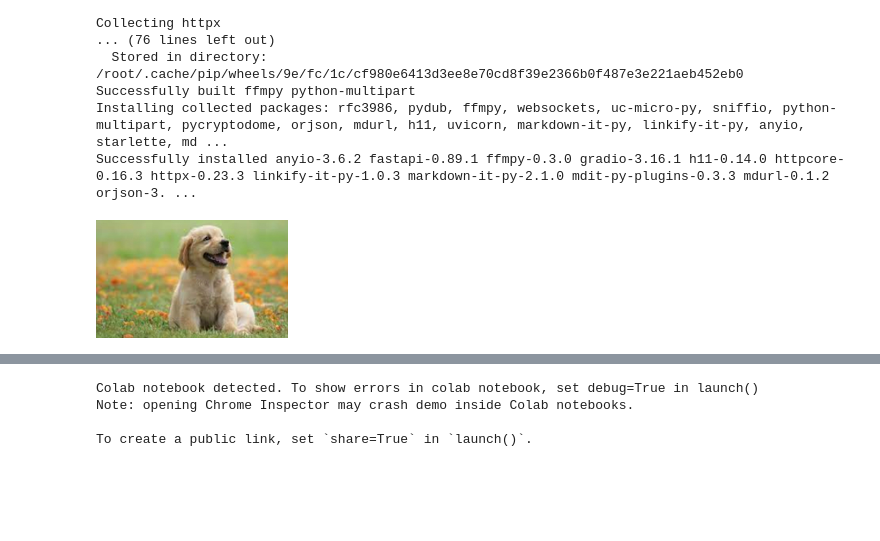
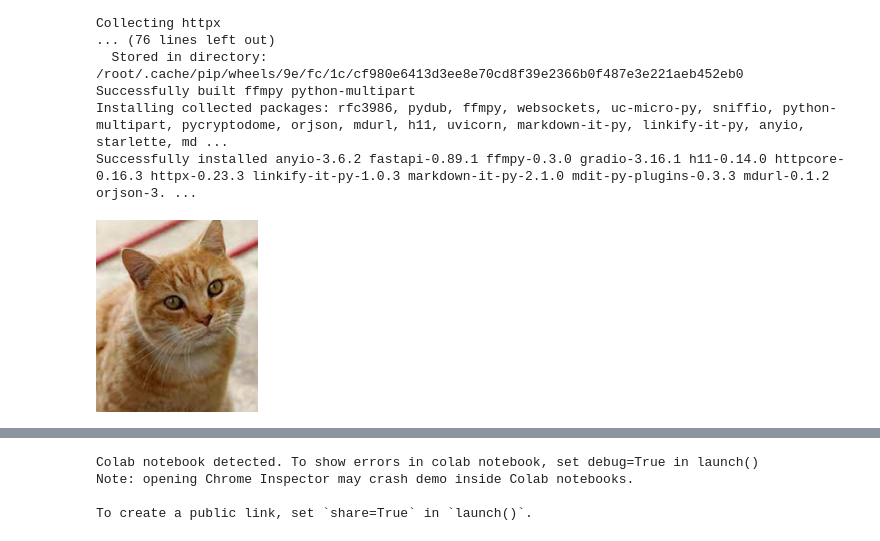
Before and after one commit to champsleague/Deep-Learning, a Jupyter notebook: Lesson2.ipynb, the cells around one changed output, grey strips where cells are left out. Saved outputs shown, nothing was run; the diff lists cells and outputs as text; code cells hidden in the pictures; blank space fills up the shorter version.

```diff
--- a/Lesson2.ipynb
+++ b/Lesson2.ipynb
@@ -221,11 +221,11 @@ import gradio as gr
 
 def is_cat(x): return x[0].isupper()
 # %%
-im = PILImage.create('dog.jpg')
+im = PILImage.create('cat.jpg')
 im.thumbnail((192,192))
 im
 # %% [output]
-[figure, old version]
+[figure, new version]
 # %%
 # export
 learn = load_learner('model.pkl')
```
Also changed, not shown: parts of 6 cells of this notebook.
